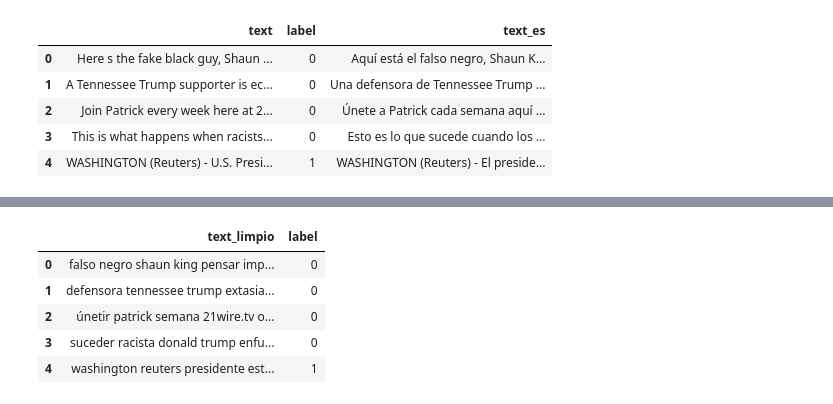
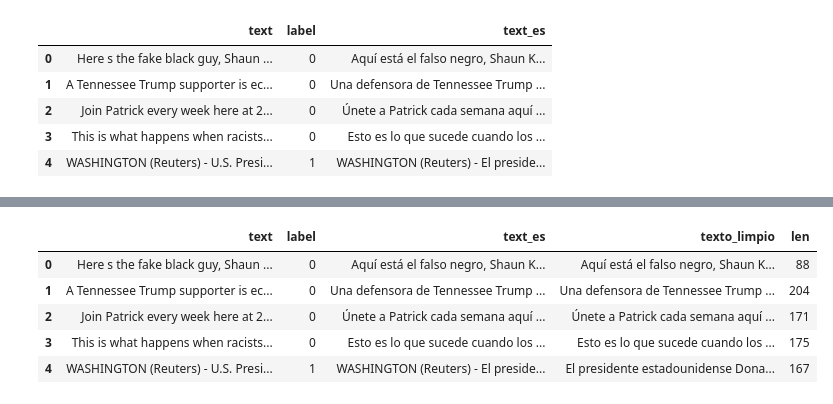
Before and after one commit to Zelxel-zx/1ACC0219-TP-TF-2025-2, a Jupyter notebook: code/limpieza.ipynb, the cells around one changed output, grey strips where cells are left out. Saved outputs shown, nothing was run; the diff lists cells and outputs as text; code cells hidden in the pictures.

Commit message:
Limpieza actualizada a necesidades del modelo
Se actualizo limpieza

```diff
--- a/code/limpieza.ipynb
+++ b/code/limpieza.ipynb
@@ -91,11 +66,3 @@ data.head()
 | 2 | Join Patrick every week here at 2... | 0 | Únete a Patrick cada semana aquí ... |
 | 3 | This is what happens when racists... | 0 | Esto es lo que sucede cuando los ... |
 | 4 | WASHINGTON (Reuters) - U.S. Presi... | 1 | WASHINGTON (Reuters) - El preside... |
-# %%
-#Buscar nulos y duplicados
-print("Nulos:\n",data.isnull().sum())
-print("Duplicados: ",data.duplicated().sum())
-
-#Eliminar duplicados
-data.drop_duplicates(inplace=True)
-print("Duplicados: ",data.duplicated().sum())
@@ -127,0 +69,28 @@ textos_limpios_str = [" ".join(tokens) for tokens in limpiar_textos]
+# %%
+data["texto_limpio"] = data['text_es'].astype(str)
+
+# 1) Quitar encabezados Reuters
+data["texto_limpio"] = data["texto_limpio"].apply(limpiar_encabezados_reuters)
+
+# 2) Quitar palabra Reuters donde quede
+data["texto_limpio"] = data["texto_limpio"].apply(quitar_palabra_reuters)
+
+# 3) Quitar URLs y menciones
+data["texto_limpio"] = data["texto_limpio"].apply(limpiar_urls_y_menciones)
+
+# 4) Limpieza básica
+data["texto_limpio"] = data["texto_limpio"].apply(limpieza_basica)
+# %%
+print("📏 Calculando longitudes...")
+data["len"] = data["texto_limpio"].str.split().str.len()
+
+print("Estadísticas de longitud:")
+print(data["len"].describe())
+
+print(f"🔍 Filtrando textos fuera del rango [{MIN_LEN}, {MAX_LEN}]...")
+data = data[(data["len"] >= MIN_LEN) & (data["len"] <= MAX_LEN)].copy()
+
+print("🗑 Eliminando duplicados exactos...")
+data = data.drop_duplicates(subset=["texto_limpio", "label"]).reset_index(drop=True)
+
+print(f"➡ Total restante después de limpieza: {len(data)} filas")
@@ -128,14 +112,14 @@ textos_limpios_str = [" ".join(tokens) for tokens in limpiar_textos]
 # %%
-data_limpio = pd.DataFrame({
-    'text_limpio': textos_limpios_str,
-    'label': data['label'].values
-})
-data_limpio.to_csv("../data/dataset_limpio.csv", index=False, encoding='utf-8')
-data_limpio.head()
+data.to_csv("../data/dataset_nueva_limpio.zip",
+            index=False,
+            encoding="utf-8",
+            compression=dict(method="zip", archive_name="dataset_nueva_limpio.csv"))
-# %% [output]
-|  | text_limpio | label |
-| 0 | falso negro shaun king pensar imp... | 0 |
-| 1 | defensora tennessee trump extasia... | 0 |
-| 2 | únetir patrick semana 21wire.tv o... | 0 |
-| 3 | suceder racista donald trump enfu... | 0 |
-| 4 | washington reuters presidente est... | 1 |
+# %%
+data.head()
+# %% [output]
+|  | text | label | text_es | texto_limpio | len |
+| 0 | Here s the fake black guy, Shaun ... | 0 | Aquí está el falso negro, Shaun K... | Aquí está el falso negro, Shaun K... | 88 |
+| 1 | A Tennessee Trump supporter is ec... | 0 | Una defensora de Tennessee Trump ... | Una defensora de Tennessee Trump ... | 204 |
+| 2 | Join Patrick every week here at 2... | 0 | Únete a Patrick cada semana aquí ... | Únete a Patrick cada semana aquí ... | 171 |
+| 3 | This is what happens when racists... | 0 | Esto es lo que sucede cuando los ... | Esto es lo que sucede cuando los ... | 175 |
+| 4 | WASHINGTON (Reuters) - U.S. Presi... | 1 | WASHINGTON (Reuters) - El preside... | El presidente estadounidense Dona... | 167 |
```
Also changed, not shown: parts of 5 cells of this notebook, 6 other files.
